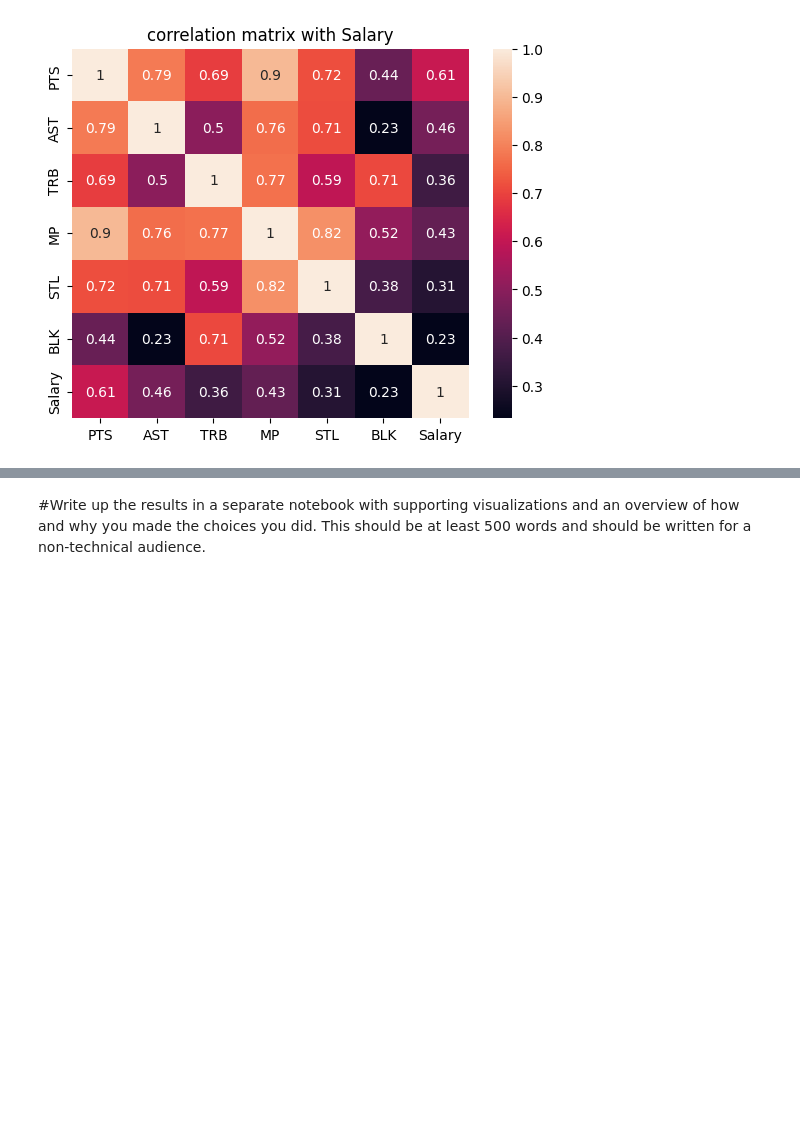
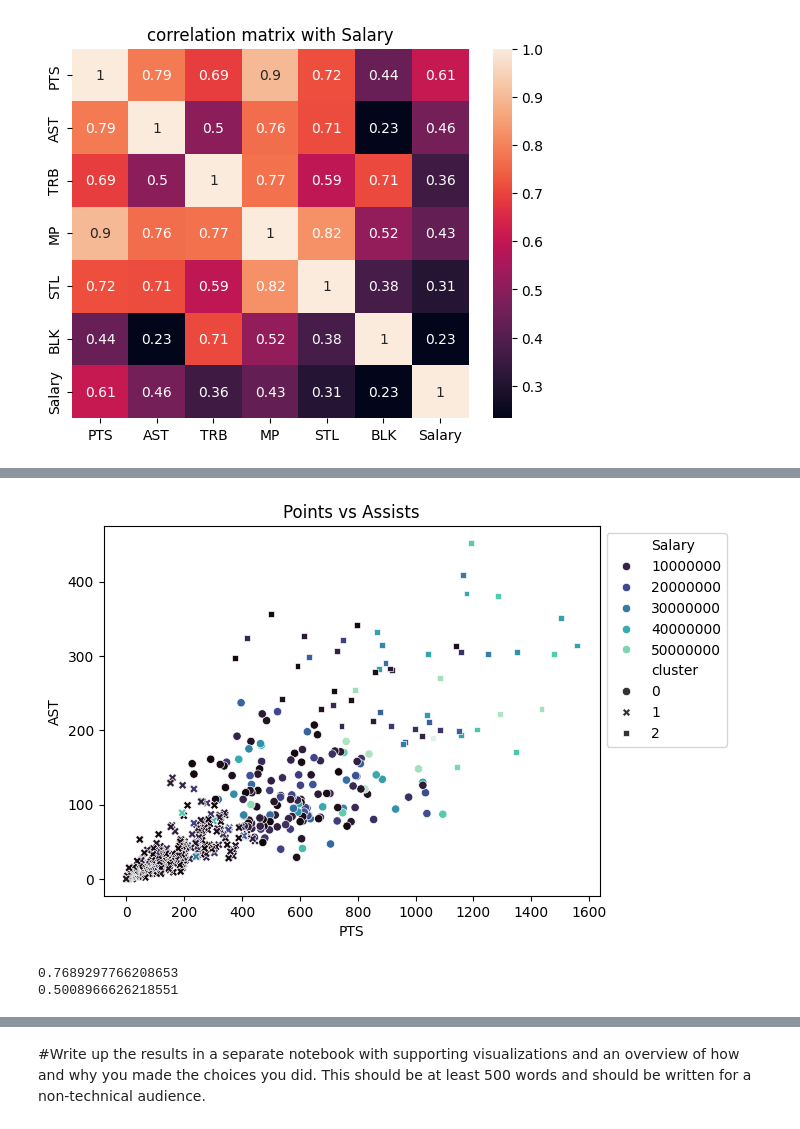
Before and after one commit to kenzkleczynski/week_6_clustering, a Jupyter notebook: Lab-Clustering.ipynb, the cells around one changed output, grey strips where cells are left out. Drawn from its saved outputs; the diff is of its cells as text; code cells hidden in the pictures; blank space fills up the shorter version.

```diff
--- a/Lab-Clustering.ipynb
+++ b/Lab-Clustering.ipynb
@@ -221,0 +297,48 @@ Inertia (Within-cluster sum of squares): 936.17
+# %%
+#Use the recommended number of cluster (assuming it's different) to retrain your model and visualize the results
+#from the elbox plot it looks like the recommened k value is 3. I had already done that before
+
+#use same methods as before:
+
+#make copy
+df2 = df.copy()
+features = df2[['PTS','AST']]
+
+scaler = StandardScaler()
+scaled_data2 = scaler.fit_transform(features)
+
+#kmeans with k = 3
+model2 = KMeans(n_clusters=3, random_state=1)
+model2.fit(scaled_data2)
+df2['cluster'] = model2.labels_
+
+#plot
+sns.scatterplot(data=df2, x='PTS', y='AST', hue='Salary', style='cluster', palette='mako')
+plt.legend(bbox_to_anchor=(1, 1), loc=2)
+plt.title('Points vs Assists')
+plt.show()
+# %% [output]
+[figure, added]
+# %%
+#Once again evaluate the quality of the clustering using total variance explained and silhouette scores
+
+#use same methods as before
+total_ss_scaled2 = np.sum(scaled_data2**2)
+between_SSE2 = (total_ss_scaled2 - model2.inertia_)
+var_explained2 = between_SSE2 / total_ss_scaled2
+print(var_explained2)
+# 76.89 is still pretty good. it is lower then before with 4 clusters but that is expected
+# because with fewer clusters there is more spread within the clusters and less variance explained
+# but it is still a good number because it means that the clusters are still doing a good job of grouping
+# similar points together and there is not much spread within the clusters
+
+
+silhouette2 = silhouette_score(scaled_data2, model2.labels_)
+print(silhouette2)
+#0.5008966626218551
+#this is also a pretty good number. it is higher then before with 4 clusters
+# because with fewer clusters there is more clear seperation
+# btw the clusters and the clusters themselves are grouped together better
+# %% [output]
+0.7689297766208653
+0.5008966626218551
```
Also changed, not shown: parts of 21 cells of this notebook, 1 other file.
